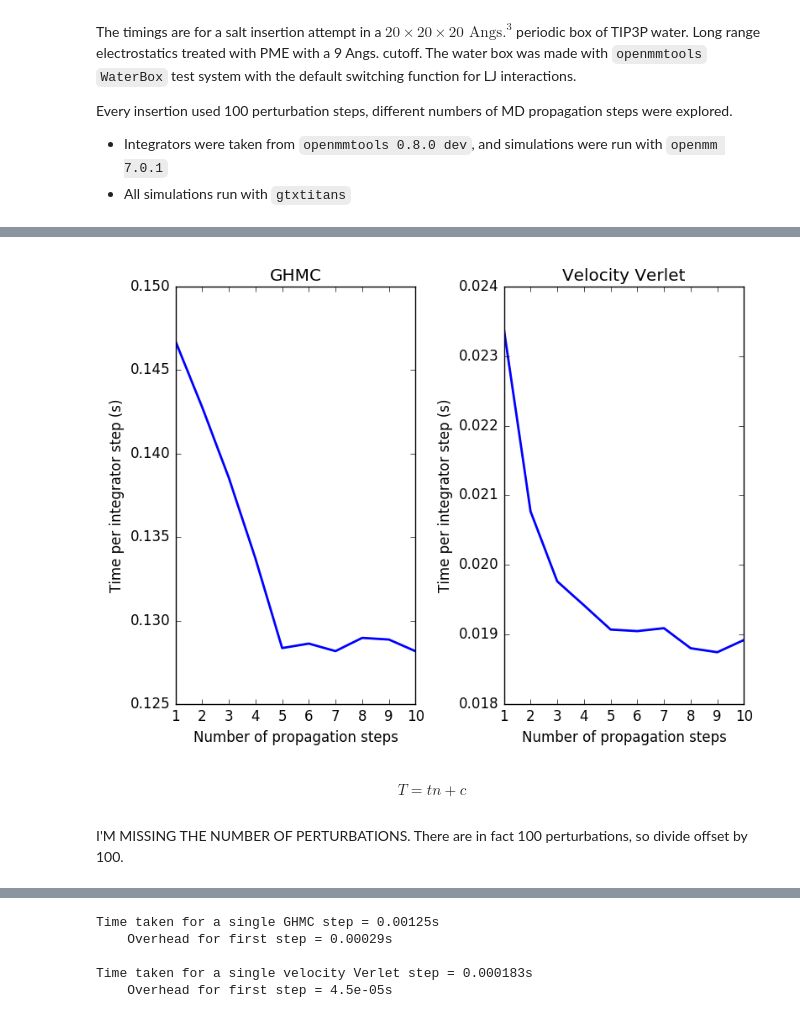
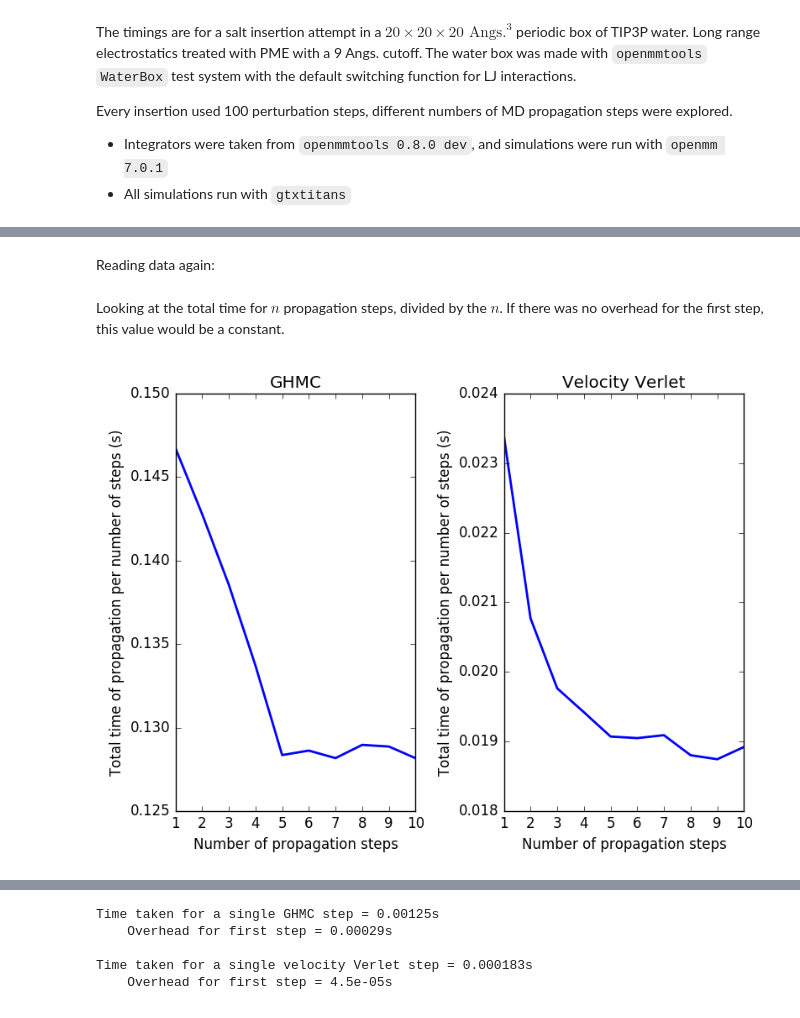
Before and after one commit to choderalab/saltswap, a Jupyter notebook: Performance/OverheadTiming/ProfileAnalysis.ipynb, the cells around one changed output, grey strips where cells are left out. Drawn from its saved outputs; the diff is of its cells as text; code cells hidden in the pictures.

```diff
--- a/Performance/OverheadTiming/ProfileAnalysis.ipynb
+++ b/Performance/OverheadTiming/ProfileAnalysis.ipynb
@@ -119,3 +125,5 @@ So for 8000 perturbation steps, the takes a total of 17.432720s per insertion/de
+# %% [markdown]
+Reading data again:
 # %%
 repeats = 3
 
@@ -145,30 +153,28 @@ for nsteps in range(1,11):
 
 step_ghmc = np.array(step_ghmc)
 step_vv = np.array(step_vv)
+# %% [markdown]
+Looking at the total time for $n$ propagation steps, divided by the $n$. If there was no overhead for the first step, this value would be a constant.
 # %%
 nsteps = np.array(range(1,11))
 
 plt.clf()
 fig, axarr = plt.subplots(1, 2)
 
 nsteps = np.array(range(1,11))
 # GHMC
 axarr[0].plot(nsteps,step_ghmc/nsteps,linewidth=2)
 axarr[0].set_xlabel('Number of propagation steps')
-axarr[0].set_ylabel('Time per integrator step (s)')
+axarr[0].set_ylabel('Total time of propagation per number of steps (s)')
 axarr[0].set_title('GHMC')
 # velocity Verlet
 axarr[1].plot(nsteps,step_vv/nsteps,linewidth=2)
 axarr[1].set_xlabel('Number of propagation steps')
-axarr[1].set_ylabel('Time per integrator step (s)')
+axarr[1].set_ylabel('Total time of propagation per number of steps (s)')
 axarr[1].set_title('Velocity Verlet')
 
 plt.tight_layout()
-plt.savefig('temp.png',format='png')
+plt.savefig('PropagationTime.png',format='png')
 Image("temp.png")
 # %% [output]
-[figure, old version]
+[figure, new version]
-# %% [markdown]
-$$ T = tn + c $$
-# %% [markdown]
-I'M MISSING THE NUMBER OF PERTURBATIONS. There are in fact 100 perturbations, so divide offset by 100.
```
Also changed, not shown: parts of 21 cells of this notebook.
